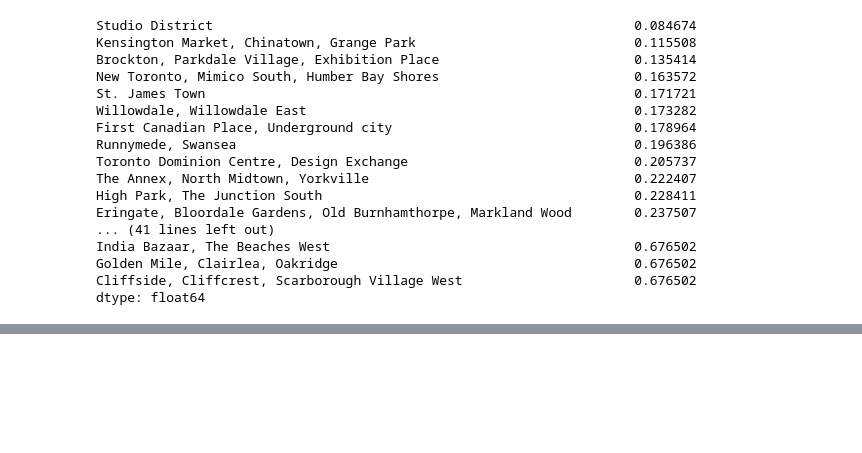
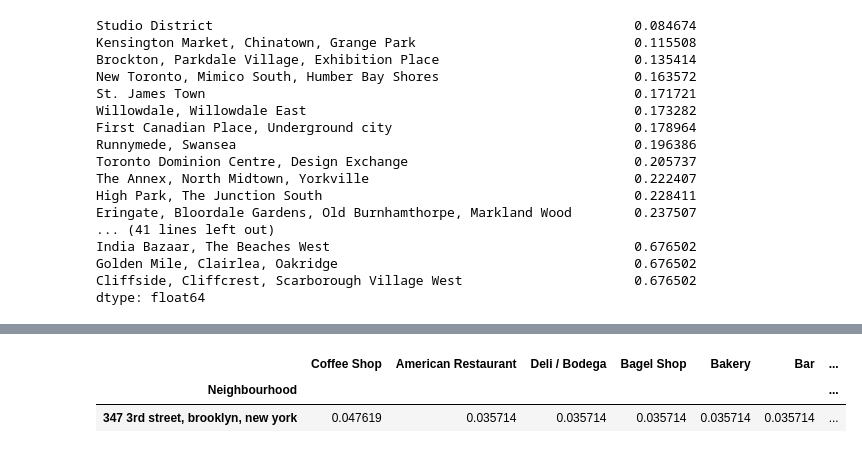
Before and after one commit to leonsmgit/New-City-neighbourhood-search, a Jupyter notebook: Neighbourhood_match.ipynb, the cells around one changed output, grey strips where cells are left out. Saved outputs shown, nothing was run; the diff lists cells and outputs as text; code cells hidden in the pictures; blank space fills up the shorter version.

```diff
--- a/Neighbourhood_match.ipynb
+++ b/Neighbourhood_match.ipynb
@@ -396,0 +444,6 @@ Toronto_venues.head()
+# %%
+top_venues.head()
+# %% [output]
+|  | Coffee Shop | American Restaurant | Deli / Bodega | Bagel Shop | Bakery | Bar | ... |
+| Neighbourhood |  |  |  |  |  |  | ... |
+| 347 3rd street, brooklyn, new york | 0.047619 | 0.035714 | 0.035714 | 0.035714 | 0.035714 | 0.035714 | ... |
```
Also changed, not shown: parts of 16 cells of this notebook, 2 other files.
